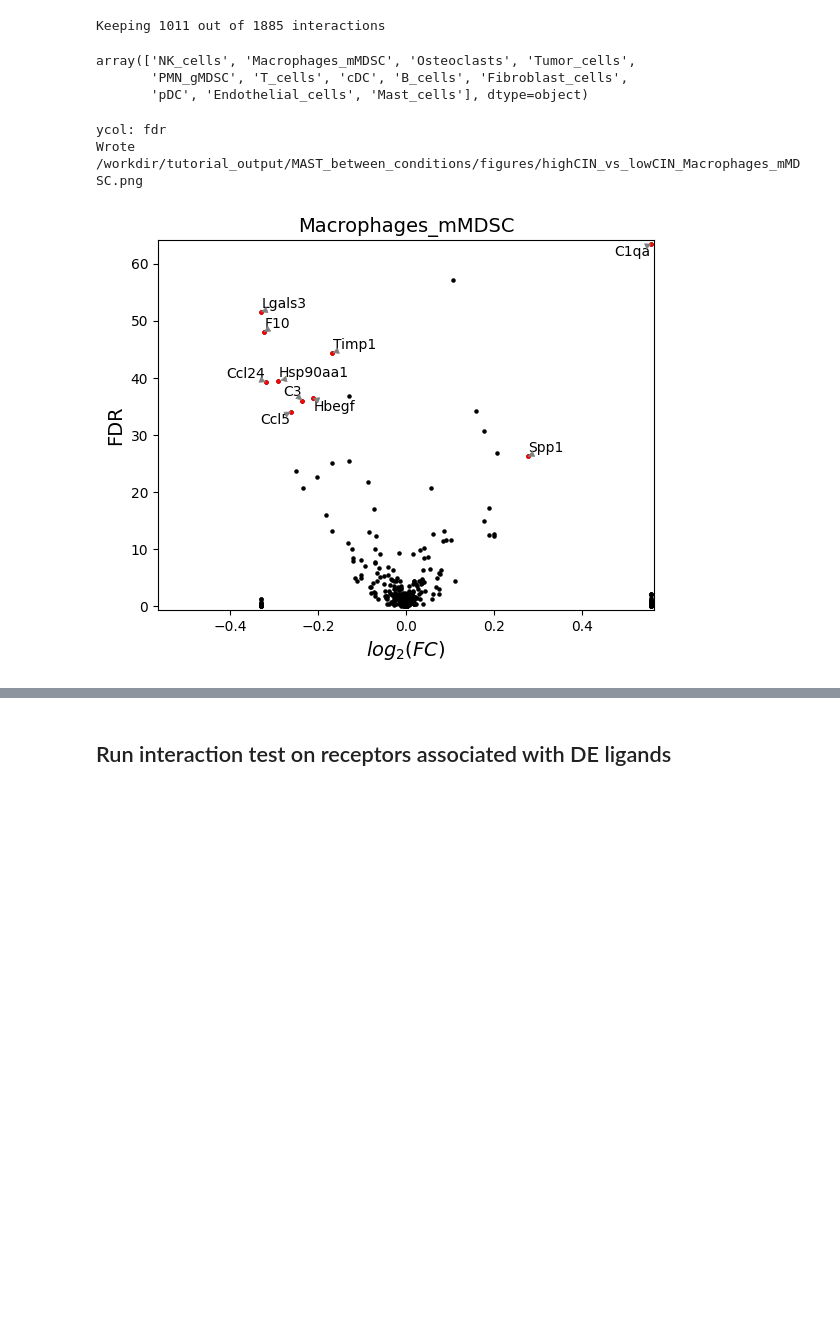
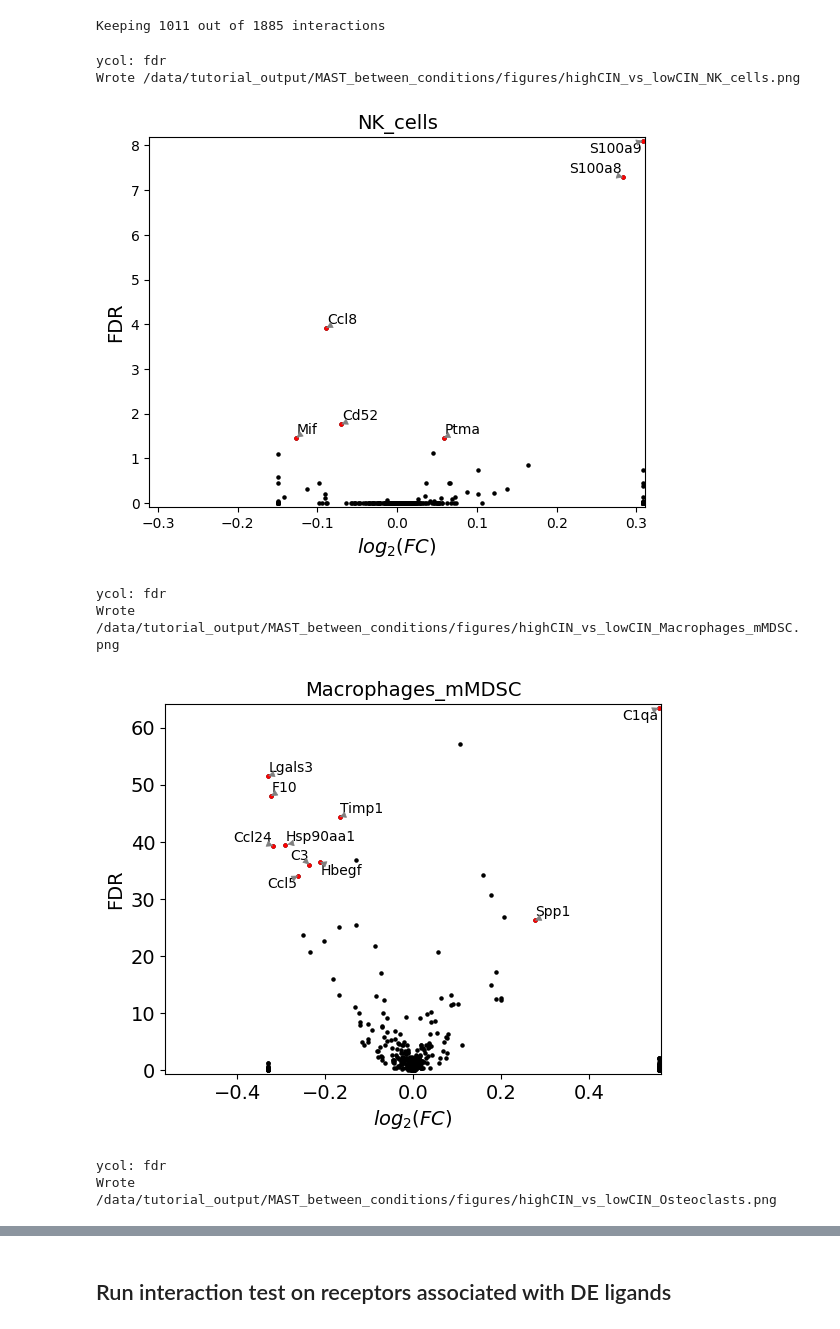
Before and after one commit to LaughneyLab/ContactTracing_tutorial, a Jupyter notebook: tutorial.ipynb, the cells around one changed output, grey strips where cells are left out. Drawn from its saved outputs; the diff is of its cells as text; code cells hidden in the pictures; blank space fills up the shorter version.

Commit message:
expand tutorial

```diff
--- a/tutorial.ipynb
+++ b/tutorial.ipynb
@@ -145,0 +176,11 @@ cellTypes = adata.obs['cell type'].unique()
+# %%
+ctcounts = adata.obs[['cell type','condition']].value_counts()
+remove_cellTypes = ctcounts[ctcounts < minCell].reset_index()['cell type'].unique()
+if len(remove_cellTypes) > 0:
+    tmpstr = ','.join(remove_cellTypes)
+    print(f'Removing celltypes: {tmpstr}')
+    print(f'Original ncell {adata.shape[0]}')
+    adata = adata[~adata.obs['cell type'].isin(remove_cellTypes)]
+    print(f'New ncell {adata.shape[0]}')
+else:
+    print('Keeping all cell types')
@@ -151,0 +199,10 @@ adata.obs['cngeneson'] = scale(np.sum(adata.layers['logX'] > 0, axis=1))
+# %%
+adata.X = adata.layers['logX']
+# %%
+# use kneepoint method to get number of PCs to use
+init_npcs = 50
+sc.pp.pca(adata, n_comps=init_npcs)
+x = [x for x in range(len(adata.uns['pca']['variance_ratio']))]
+y = np.log(adata.uns['pca']['variance_ratio'])
+knee = KneeLocator(x=x, y=y, curve='convex', direction='decreasing', online=True, interp_method='polynomial')
+knee.plot_knee_normalized()
@@ -232,10 +316,11 @@ for cellType in ligand_cellTypes:
     cmd += f' --covariates cngeneson --numcore 10 --comp-groups {condition1} {condition2}'
     cmd += f' < {tutorial_dir}/R/MAST_wrapper.R'
     if runCommands:
-        # Note: if force is false, will not run if stdoutfile exists already
-        # if wait is false, will run commands in background and return to notebook.
+        # Note: if force=False below, will not run if stdoutfile exists already
+        # if wait=False, will run commands in background and return to notebook,
+        #    so commands for each cellType will run concurrently.
         #    In this case you may want to decrease --numcore in command above, or else server
         #    could get overwhelmed if there are many cell types
-        ct.run_in_background(cmd, stdoutfile=f'{outdir}/stdout.txt', quiet=True, wait=True, force=True)
+        ct.run_in_background(cmd, stdoutfile=f'{outdir}/stdout.txt', quiet=True, wait=True, force=False)
     else:
         print(f'{cmd} &> {outdir}/stdout.txt')
@@ -327,20 +411,18 @@ print(f'Keeping {sum(keepInteractions)} out of {interactions.shape[0]} interacti
 Keeping 1011 out of 1885 interactions
 # %%
 interactions = interactions.loc[keepInteractions]
-# %%
-cellTypes
-# %% [output]
-array(['NK_cells', 'Macrophages_mMDSC', 'Osteoclasts', 'Tumor_cells',
-       'PMN_gMDSC', 'T_cells', 'cDC', 'B_cells', 'Fibroblast_cells',
-       'pDC', 'Endothelial_cells', 'Mast_cells'], dtype=object)
 # %%
-# example plot of MAST results for one cell type
-cellType=cellTypes[1]
-# note: this function can take awhile if max_num_label is big
-ct.make_volcano_plot(ligandsDE.loc[ligandsDE['cell type'] == cellType], title=cellType, ycol='fdr', label_col='gene',
-                     fontsize=10, ylabel='FDR', max_num_label=10,
-                     plot_outfile=f'{mast_outdir}/figures/{condition1}_vs_{condition2}_{cellType}.png')
+for cellType in ligand_cellTypes:
+    # note: this function can take awhile if max_num_label is big
+    ct.make_volcano_plot(ligandsDE.loc[ligandsDE['cell type'] == cellType], title=cellType, ycol='fdr', label_col='gene',
+                         fontsize=10, ylabel='FDR', max_num_label=10,
+                         plot_outfile=f'{mast_outdir}/figures/{condition1}_vs_{condition2}_{cellType}.png')
 # %% [output]
 ycol: fdr
-Wrote /workdir/tutorial_output/MAST_between_conditions/figures/highCIN_vs_lowCIN_Macrophages_mMDSC.png
+Wrote /data/tutorial_output/MAST_between_conditions/figures/highCIN_vs_lowCIN_NK_cells.png
-[figure, old version]
+[figure, new version]
+ycol: fdr
+Wrote /data/tutorial_output/MAST_between_conditions/figures/highCIN_vs_lowCIN_Macrophages_mMDSC.png
+[figure, added]
+ycol: fdr
+Wrote /data/tutorial_output/MAST_between_conditions/figures/highCIN_vs_lowCIN_Osteoclasts.png
```
Also changed, not shown: parts of 49 cells of this notebook, 1 other file.
